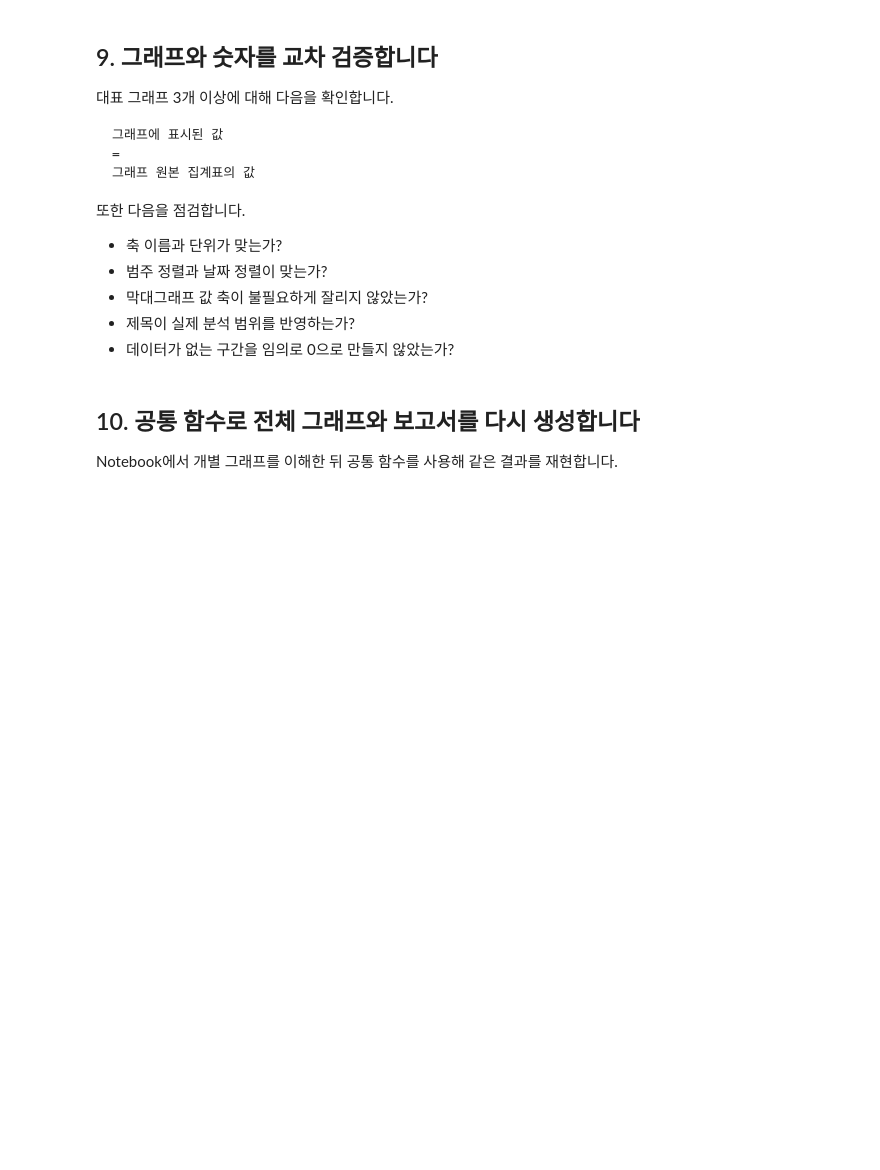
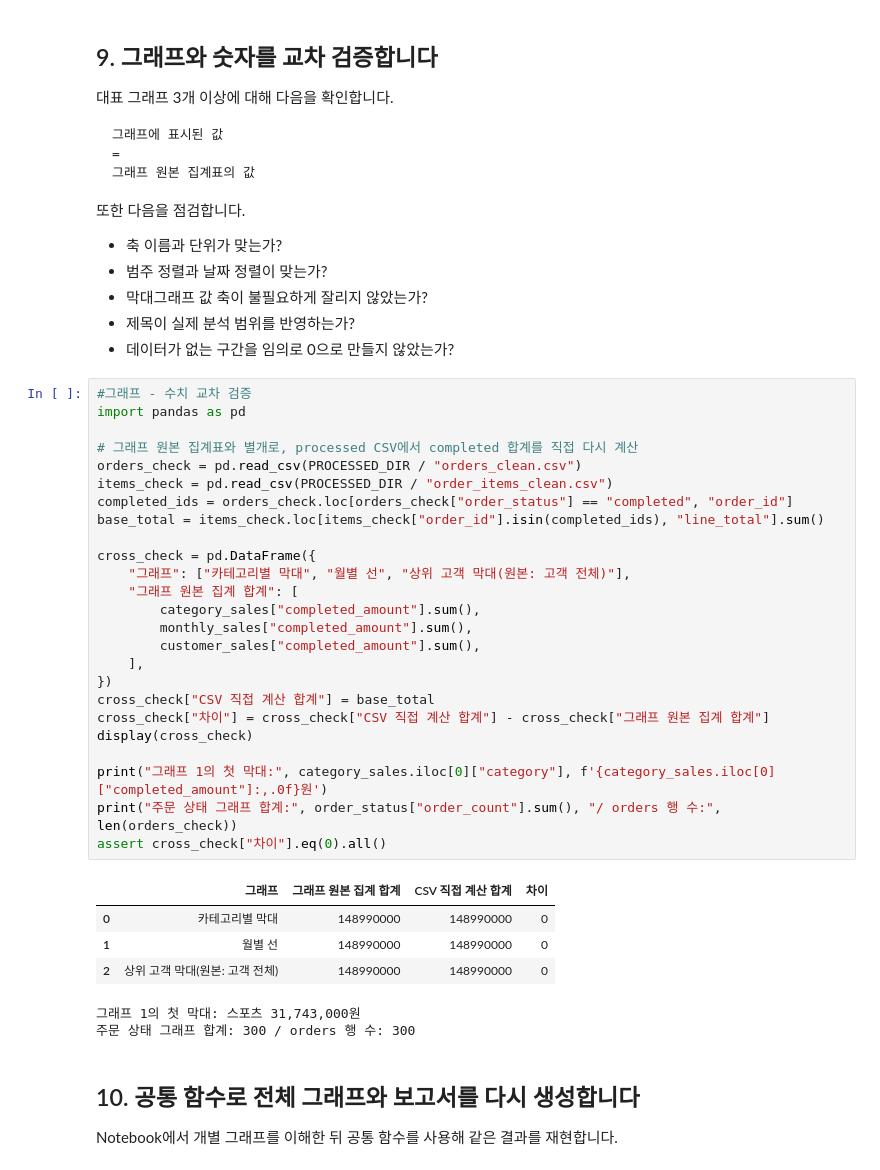
Before and after one commit to Chloe-Hyebin-Kim/llm-data-analysis-course, a Jupyter notebook: practice/chapter07/chapter07.ipynb, the cells around one changed output. Cells and saved outputs as stored; diff of their text form; blank space fills up the shorter version.

```diff
--- a/practice/chapter07/chapter07.ipynb
+++ b/practice/chapter07/chapter07.ipynb
@@ -251,6 +360,38 @@ order_status_path
 - 막대그래프 값 축이 불필요하게 잘리지 않았는가?
 - 제목이 실제 분석 범위를 반영하는가?
 - 데이터가 없는 구간을 임의로 0으로 만들지 않았는가?
+# %%
+#그래프 - 수치 교차 검증
+import pandas as pd
+
+# 그래프 원본 집계표와 별개로, processed CSV에서 completed 합계를 직접 다시 계산
+orders_check = pd.read_csv(PROCESSED_DIR / "orders_clean.csv")
+items_check = pd.read_csv(PROCESSED_DIR / "order_items_clean.csv")
+completed_ids = orders_check.loc[orders_check["order_status"] == "completed", "order_id"]
+base_total = items_check.loc[items_check["order_id"].isin(completed_ids), "line_total"].sum()
+
+cross_check = pd.DataFrame({
+    "그래프": ["카테고리별 막대", "월별 선", "상위 고객 막대(원본: 고객 전체)"],
+    "그래프 원본 집계 합계": [
+        category_sales["completed_amount"].sum(),
+        monthly_sales["completed_amount"].sum(),
+        customer_sales["completed_amount"].sum(),
+    ],
+})
+cross_check["CSV 직접 계산 합계"] = base_total
+cross_check["차이"] = cross_check["CSV 직접 계산 합계"] - cross_check["그래프 원본 집계 합계"]
+display(cross_check)
+
+print("그래프 1의 첫 막대:", category_sales.iloc[0]["category"], f'{category_sales.iloc[0]["completed_amount"]:,.0f}원')
+print("주문 상태 그래프 합계:", order_status["order_count"].sum(), "/ orders 행 수:", len(orders_check))
+assert cross_check["차이"].eq(0).all()
+# %% [output]
+|  | 그래프 | 그래프 원본 집계 합계 | CSV 직접 계산 합계 | 차이 |
+| 0 | 카테고리별 막대 | 148990000 | 148990000 | 0 |
+| 1 | 월별 선 | 148990000 | 148990000 | 0 |
+| 2 | 상위 고객 막대(원본: 고객 전체) | 148990000 | 148990000 | 0 |
+그래프 1의 첫 막대: 스포츠 31,743,000원
+주문 상태 그래프 합계: 300 / orders 행 수: 300
 # %% [markdown]
 ## 10. 공통 함수로 전체 그래프와 보고서를 다시 생성합니다
 
```
Also changed, not shown: parts of 17 cells of this notebook, 13 other files.
